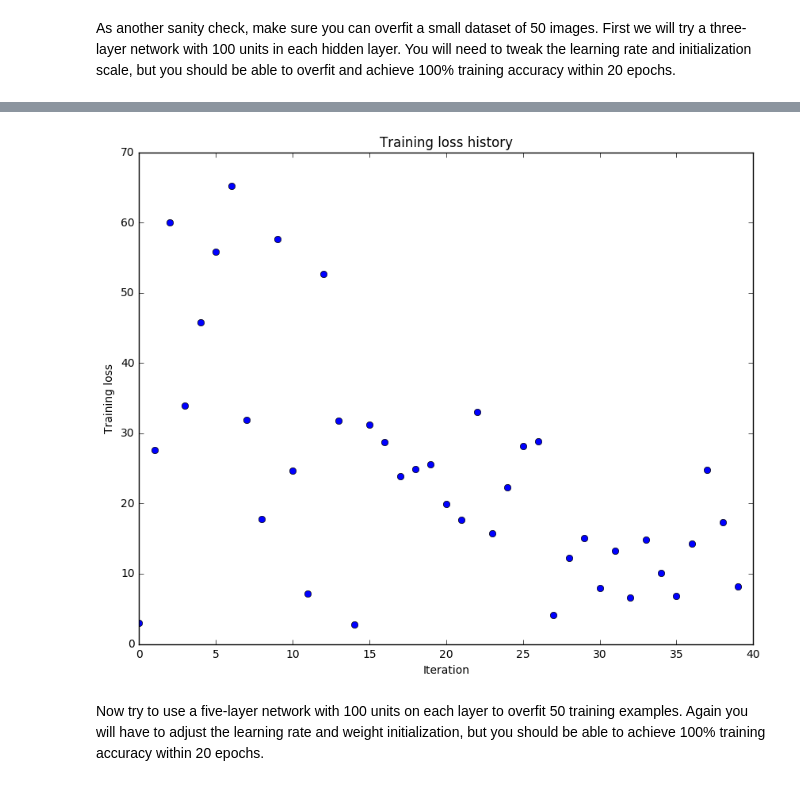
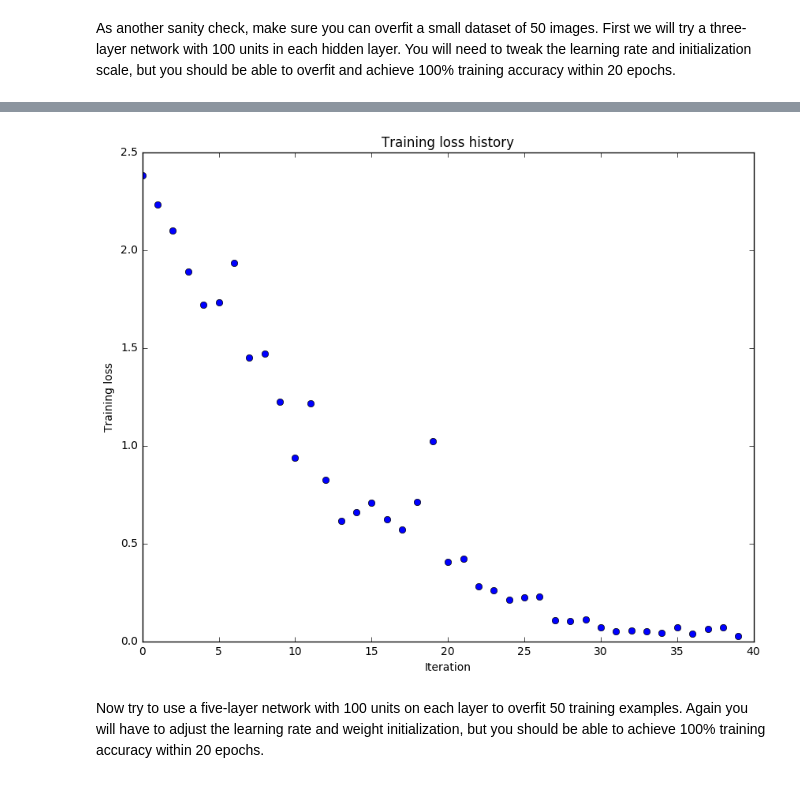
Before and after one commit to petetanru/cs231n.github.io, a Jupyter notebook: assignment2/FullyConnectedNets.ipynb, the cells around one changed output, grey strips where cells are left out. Saved outputs shown, nothing was run; the diff lists cells and outputs as text; code cells hidden in the pictures.

```diff
--- a/assignment2/FullyConnectedNets.ipynb
+++ b/assignment2/FullyConnectedNets.ipynb
@@ -432,7 +432,7 @@ small_data = {
 }
 
 weight_scale = 1e-2
-learning_rate = 1e-4
+learning_rate = 1e-2
 model = FullyConnectedNet([100, 100],
               weight_scale=weight_scale, dtype=np.float64)
 solver = Solver(model, small_data,
@@ -444,6 +444,7 @@ solver = Solver(model, small_data,
          )
 solver.train()
 
+
 plt.plot(solver.loss_history, 'o')
 plt.title('Training loss history')
 plt.xlabel('Iteration')
@@ -470,3 +471,3 @@ plt.show()
-[figure, old version]
+[figure, new version]
 # %% [markdown]
 Now try to use a five-layer network with 100 units on each layer to overfit 50 training examples. Again you will have to adjust the learning rate and weight initialization, but you should be able to achieve 100% training accuracy within 20 epochs.
```
Also changed, not shown: parts of 19 cells of this notebook, 4 other files.
